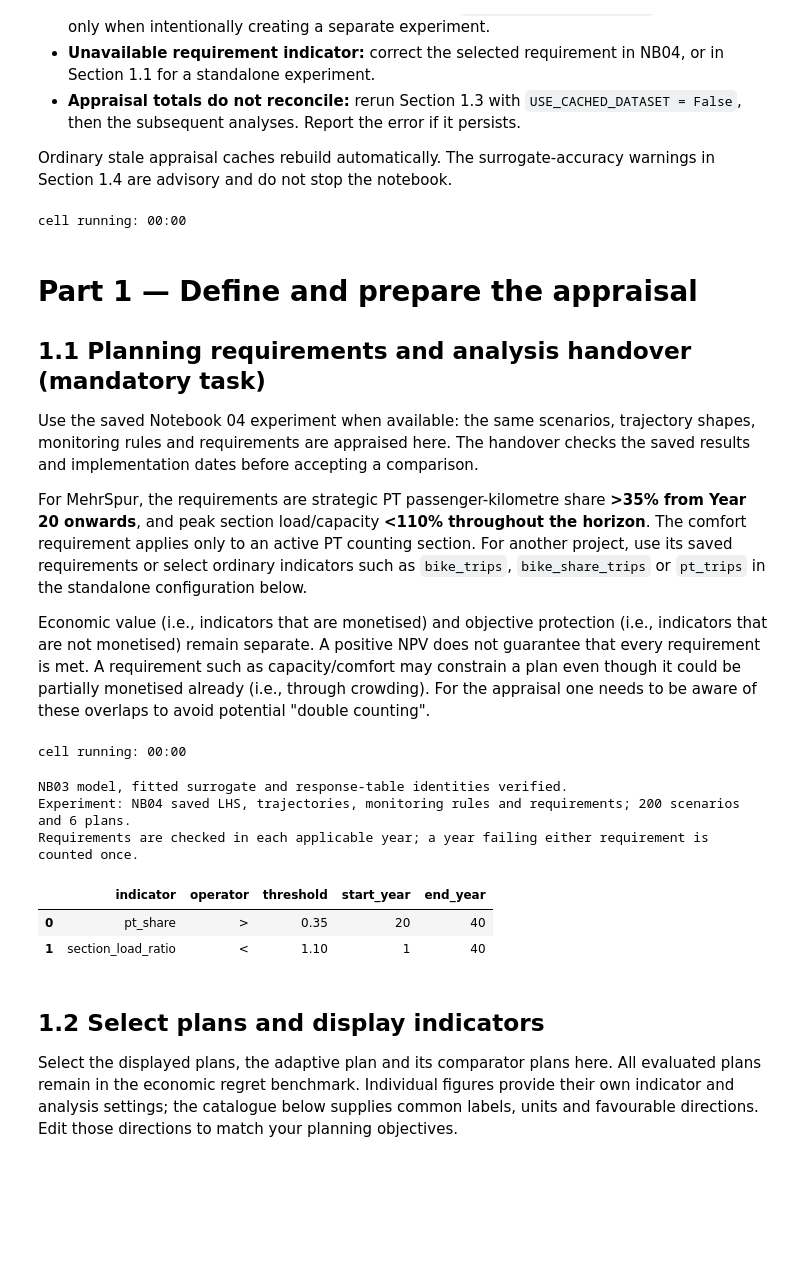
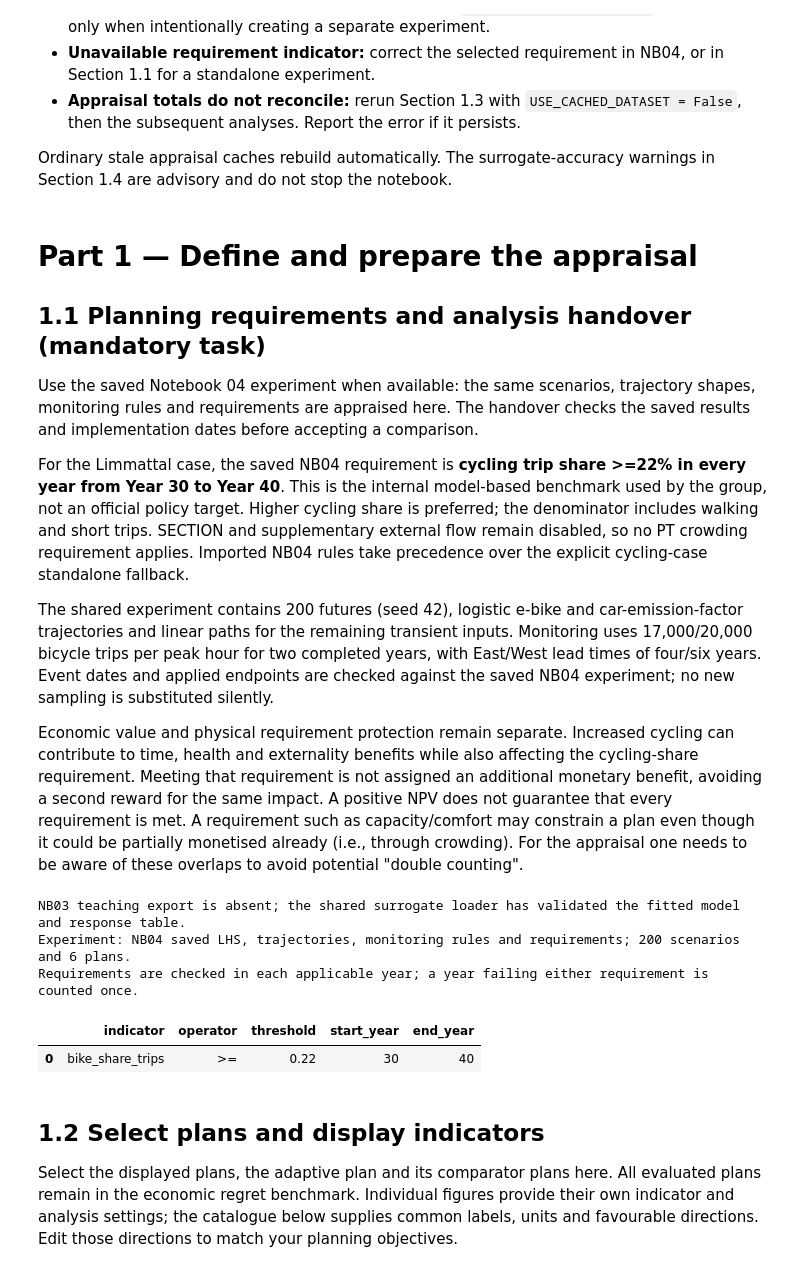
Before and after one commit to dmaure-ETHZ/IP-HS26-MehrSpur-CaseStudy-Domanyi-Londis-Maurer, a Jupyter notebook: notebooks/05_appraisal.ipynb, the cells around one changed output. Cells and saved outputs as stored; diff of their text form; code cells hidden in the pictures; blank space fills up the shorter version.

```diff
--- a/notebooks/05_appraisal.ipynb
+++ b/notebooks/05_appraisal.ipynb
@@ -260,7 +260,9 @@ def add_appraisal_indicators(frame):
     result["section_crowding_penalty_min"] = (result["section_crowding_multiplier"] - 1) * result["section_reference_minutes"]
     section = sf.section_config(ANALYSIS_PARAMS)
     if not section["active"]:
-        for key in [key for key in result if key.startswith("section_") and key != "section_active"]:
+        # Preserve section identity metadata used by matched-welfare consistency checks.
+        for key in [key for key in result if key.startswith("section_")
+                    and key not in ("section_active", "section_signature", "section_mode")] :
             result[key] = np.nan
     elif not section["crowding_enabled"]:
         result["section_load_ratio"] = np.nan
@@ -367,8 +369,10 @@ def _load_nb04_experiment():
     for key in ("annual", "summary", "plans"):
         saved[key]["plan"] = saved[key]["plan"].replace({"adaptive": "flexible"})
     scenarios = saved["scenarios"].sort_values("scenario").reset_index(drop=True)
-    if scenarios["scenario"].duplicated().any() or not np.array_equal(scenarios["scenario"], np.arange(len(scenarios))):
-        raise ValueError("NB04 scenario IDs must be unique integers 0..N-1.")
+    ids = pd.to_numeric(scenarios["scenario"], errors="coerce")
+    if ids.isna().any() or not np.isfinite(ids).all() or not ids.eq(np.floor(ids)).all() or ids.duplicated().any():
+        raise ValueError("NB04 scenario IDs must be unique finite integers; original IDs are preserved.")
+    scenarios["scenario"] = ids.astype(int)
     names = [name for name in scenarios if name != "scenario" and not name.endswith("__shape")]
     unknown = set(names) - set(p.STRUCTURAL_UNCERTAINTIES)
     if unknown:
@@ -400,8 +404,12 @@ def _saved_plan_specs(saved, params):
         if len(initial) != 1:
             raise ValueError(f"NB04 {name}: inconsistent initial transport states.")
         plan["initial_stage"] = int(initial[0])
-        for package, column in ((1, "Station package"), (2, "Tunnel package")):
-            kind = str(definition[column])
+        for package, aliases in ((1, ("East stretch", "Station package")),
+                                 (2, ("West stretch", "Tunnel package"))):
+            columns = [column for column in aliases if column in definitions.columns]
+            if len(columns) != 1:
+                raise ValueError(f"NB04 package {package}: expected one package-definition column from {aliases}.")
+            kind = str(definition[columns[0]])
             if kind == "no later addition":
                 plan[f"to{package}"] = None
             elif kind == "fixed":
@@ -556,8 +564,6 @@ def combined_time_components(summary, annual, component_columns):
     if not np.allclose(combined.sum(axis=1), summary[component_columns].sum(axis=1), atol=1e-6):
         raise ValueError("Combined passenger-cohort reporting changed total NPV.")
     return combined, external_details
-# %% [output]
-cell running: 00:00
 # %% [markdown]
 # Part 1 — Define and prepare the appraisal
 
@@ -565,23 +571,26 @@ cell running: 00:00
 
 Use the saved Notebook 04 experiment when available: the same scenarios, trajectory shapes, monitoring rules and requirements are appraised here. The handover checks the saved results and implementation dates before accepting a comparison.
 
-For MehrSpur, the requirements are strategic PT passenger-kilometre share **>35% from Year 20 onwards**, and peak section load/capacity **<110% throughout the horizon**. The comfort requirement applies only to an active PT counting section. For another project, use its saved requirements or select ordinary indicators such as `bike_trips`, `bike_share_trips` or `pt_trips` in the standalone configuration below.
+For the Limmattal case, the saved NB04 requirement is **cycling trip share >=22% in every year from Year 30 to Year 40**. This is the internal model-based benchmark used by the group, not an official policy target. Higher cycling share is preferred; the denominator includes walking and short trips. SECTION and supplementary external flow remain disabled, so no PT crowding requirement applies. Imported NB04 rules take precedence over the explicit cycling-case standalone fallback.
 
-Economic value (i.e., indicators that are monetised) and objective protection (i.e., indicators that are not monetised) remain separate. A positive NPV does not guarantee that every requirement is met. A requirement such as capacity/comfort may constrain a plan even though it could be partially monetised already (i.e., through crowding). For the appraisal one needs to be aware of these overlaps to avoid potential "double counting".
+The shared experiment contains 200 futures (seed 42), logistic e-bike and car-emission-factor trajectories and linear paths for the remaining transient inputs. Monitoring uses 17,000/20,000 bicycle trips per peak hour for two completed years, with East/West lead times of four/six years. Event dates and applied endpoints are checked against the saved NB04 experiment; no new sampling is substituted silently.
+
+Economic value and physical requirement protection remain separate. Increased cycling can contribute to time, health and externality benefits while also affecting the cycling-share requirement. Meeting that requirement is not assigned an additional monetary benefit, avoiding a second reward for the same impact. A positive NPV does not guarantee that every requirement is met. A requirement such as capacity/comfort may constrain a plan even though it could be partially monetised already (i.e., through crowding). For the appraisal one needs to be aware of these overlaps to avoid potential "double counting".
 # %%
 # Import the completed NB04 experiment when available. Standalone mode uses LHS.
 USE_NB04_OUTPUTS = True
 N_SCENARIOS = 200                 # Standalone ensemble size.
 EXPERIMENT_SEED = 42              # Standalone seed; also fallback if NB04 is absent.
 SCENARIO_UNCERTAINTIES = ALL      # Standalone selection; use a list for a subset.
-UNCERTAINTY_SHAPES = {"EBIKE_SHARE": "logistic"} if "EBIKE_SHARE" in p.STRUCTURAL_UNCERTAINTIES else {}
+UNCERTAINTY_SHAPES = {name: "logistic" for name in ("EBIKE_SHARE", "CAR_CO2_KG_PER_VEHICLE_KM")
+                      if name in p.STRUCTURAL_UNCERTAINTIES}
 TRIGGER_OVERRIDES = {
     # "TRIGGER1_MONITORING_INDICATOR": "bike_trips",
     # "TRIGGER1_THRESHOLD": 10_000,
 }
 # Standalone requirements. Imported NB04 requirements replace these defaults.
 PERFORMANCE_REQUIREMENTS = [
-    {"indicator": "pt_share", "operator": ">", "threshold": 0.35, "start_year": 20},
+    {"indicator": "bike_share_trips", "operator": ">=", "threshold": 0.22, "start_year": 30},
 ]
 ANALYSIS_PARAMS = {**p.NOMINAL_PARAMS, **TRIGGER_OVERRIDES}
 for package in (1, 2):
@@ -594,6 +603,8 @@ if section["active"] and section["mode"] == "PT" and section["crowding_enabled"]
 
 _check_nb03_schema()
 NB04_EXPERIMENT = _load_nb04_experiment() if USE_NB04_OUTPUTS else None
+if USE_NB04_OUTPUTS and NB04_EXPERIMENT is None:
+    raise ValueError("NB04 handover was requested but no experiment exists. Prepare NB04 or explicitly choose standalone mode.")
 if NB04_EXPERIMENT is not None:
     saved = NB04_EXPERIMENT
     SAMPLED_NAMES = saved["names"]
@@ -650,39 +661,37 @@ ACTIVE_REQUIREMENTS = []
 for index, definition in enumerate(PERFORMANCE_REQUIREMENTS):
     rule = {key: value for key, value in definition.items() if value is not None and not (isinstance(value, float) and np.isnan(value))}
     rule["id"] = f"requirement_{index + 1}"
     rule["threshold"] = float(rule["threshold"])
     if rule["operator"] not in ("<", "<=", ">", ">=") or not np.isfinite(rule["threshold"]):
         raise ValueError("Each requirement needs a finite threshold and <, <=, > or >=.")
     for key, default in (("start_year", 1), ("end_year", N_YEARS)):
         value = float(rule.get(key, default))
         if not value.is_integer():
             raise ValueError("Requirement start/end years must be whole model years.")
         rule[key] = int(value)
     if not 1 <= rule["start_year"] <= rule["end_year"] <= N_YEARS:
         raise ValueError(f"Requirement years must lie within 1..{N_YEARS}.")
     if rule["indicator"].startswith("section_") and not section["active"]:
         raise ValueError("A section requirement was selected but SECTION is disabled. Use ordinary corridor indicators for projects without a section.")
     if rule["indicator"] == "section_load_ratio" and not section["crowding_enabled"]:
         raise ValueError("section_load_ratio requires an active PT comfort-capacity model.")
     rule["label"] = f"{rule['indicator']} {rule['operator']} {rule['threshold']:g}, Years {rule['start_year']}–{rule['end_year']}"
     ACTIVE_REQUIREMENTS.append(rule)
 if not ACTIVE_REQUIREMENTS:
     raise ValueError("Select at least one physical performance requirement for this exercise.")
 PERFORMANCE_REQUIREMENTS = ACTIVE_REQUIREMENTS
 print(f"Experiment: {HANDOVER_SOURCE}; {N_SCENARIOS} scenarios and {len(PLANS)} plans.")
 print("Requirements are checked in each applicable year; a year failing either requirement is counted once.")
 display(pd.DataFrame(ACTIVE_REQUIREMENTS)[["indicator", "operator", "threshold", "start_year", "end_year"]])
 export_table(pd.DataFrame(ACTIVE_REQUIREMENTS), "05_performance_requirements")
 export_table(pd.DataFrame(ANALYSIS_TRIGGERS.values()).rename(columns={"signpost": "monitoring_indicator"}), "05_monitoring_rules")
 export_table(physical_scenario_inputs, "05_scenario_inputs")
 # %% [output]
-cell running: 00:00
+NB03 teaching export is absent; the shared surrogate loader has validated the fitted model and response table.
+Experiment: NB04 saved LHS, trajectories, monitoring rules and requirements; 200 scenarios and 6 plans.
+Requirements are checked in each applicable year; a year failing either requirement is counted once.
-NB03 model, fitted surrogate and response-table identities verified.
-Experiment: NB04 saved LHS, trajectories, monitoring rules and requirements; 200 scenarios and 6 plans.
-Requirements are checked in each applicable year; a year failing either requirement is counted once.
 |  | indicator | operator | threshold | start_year | end_year |
-| 0 | pt_share | > | 0.35 | 20 | 40 |
-| 1 | section_load_ratio | < | 1.10 | 1 | 40 |
+| 0 | bike_share_trips | >= | 0.22 | 30 | 40 |
 # %% [markdown]
 ## 1.2 Select plans and display indicators
 
```
Also changed, not shown: parts of 18 cells of this notebook, 43 other files.
